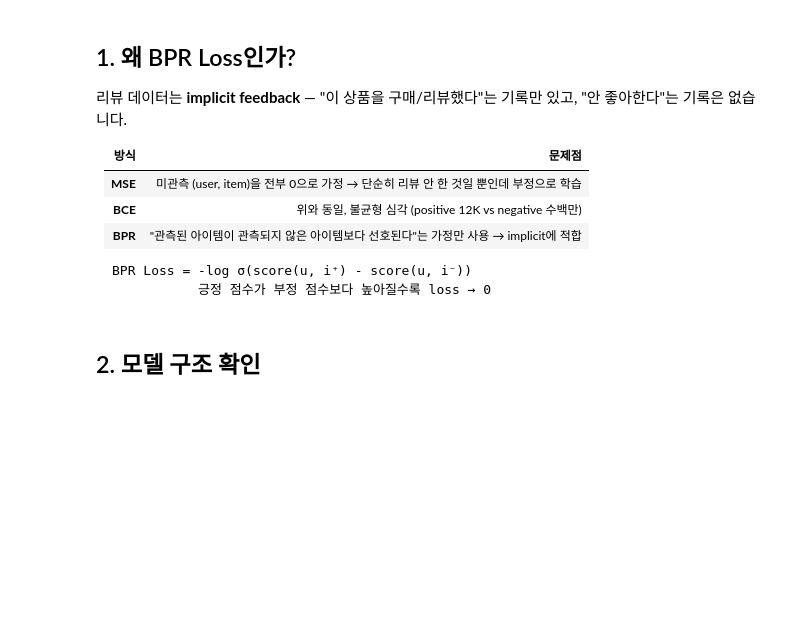
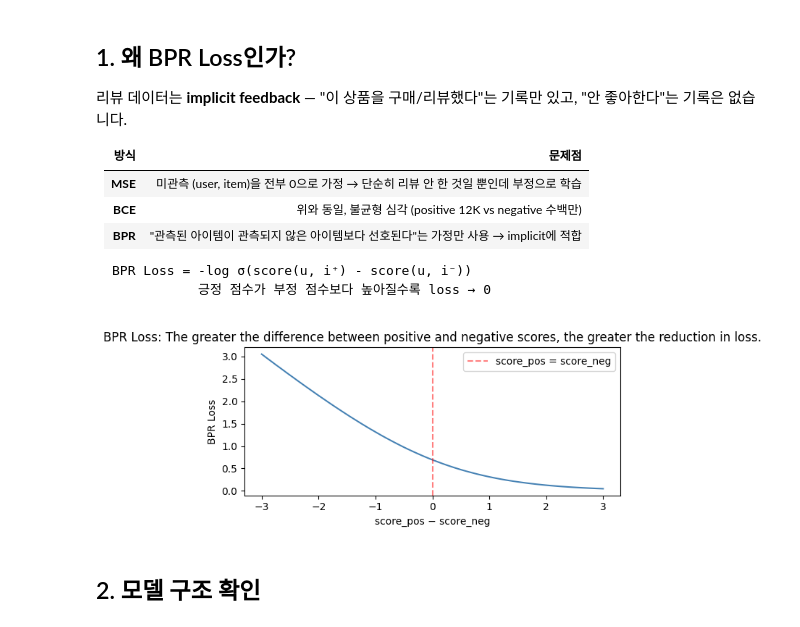
Before and after one commit to KyungbinChoi/ai_recsys_study, a Jupyter notebook: notebooks/03_mf_baseline.ipynb, the cells around one changed output. Cells and saved outputs as stored; diff of their text form; code cells hidden in the pictures; blank space fills up the shorter version.

```diff
--- a/notebooks/03_mf_baseline.ipynb
+++ b/notebooks/03_mf_baseline.ipynb
@@ -65,17 +75,19 @@ BPR Loss = -log σ(score(u, i⁺) - score(u, i⁻))
 # %%
 # BPR Loss 시각화
 diff = torch.linspace(-3, 3, 100)
 bpr_loss = -F.logsigmoid(diff)
 
 plt.figure(figsize=(6, 3))
 plt.plot(diff.numpy(), bpr_loss.numpy(), color='steelblue')
 plt.axvline(0, color='red', linestyle='--', alpha=0.5, label='score_pos = score_neg')
 plt.xlabel('score_pos − score_neg')
 plt.ylabel('BPR Loss')
-plt.title('BPR Loss: 긍정-부정 점수 차이가 클수록 loss 감소')
+plt.title('BPR Loss: The greater the difference between positive and negative scores, the greater the reduction in loss.')
 plt.legend()
 plt.tight_layout()
 plt.show()
+# %% [output]
+[figure, added]
 # %% [markdown]
 ## 2. 모델 구조 확인
 # %%
```
Also changed, not shown: parts of 9 cells of this notebook.
